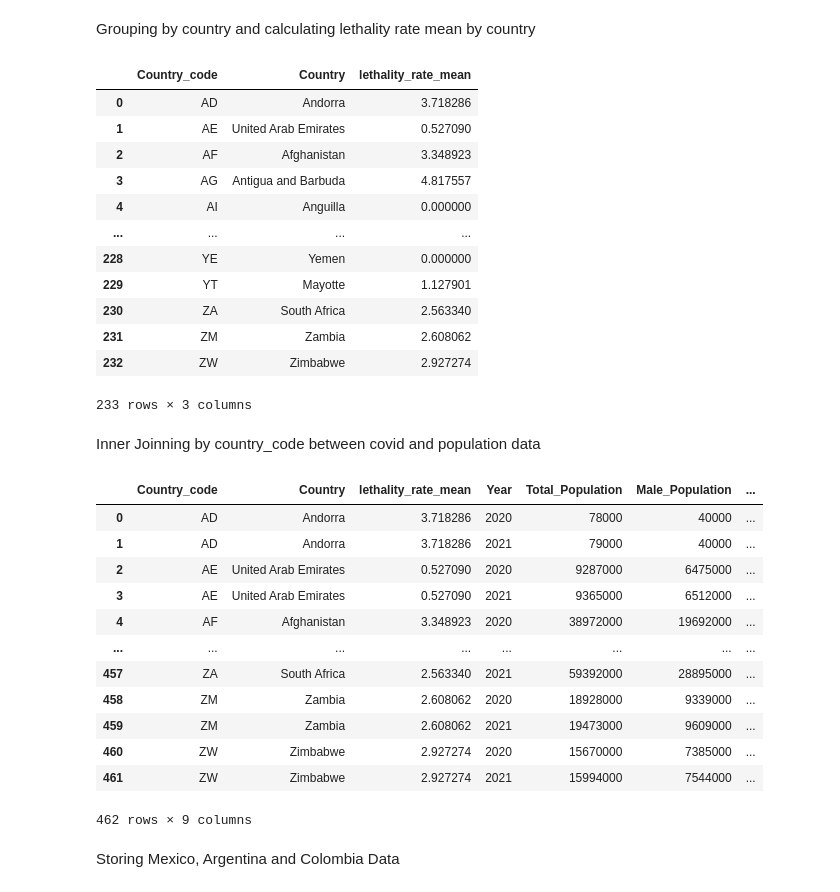
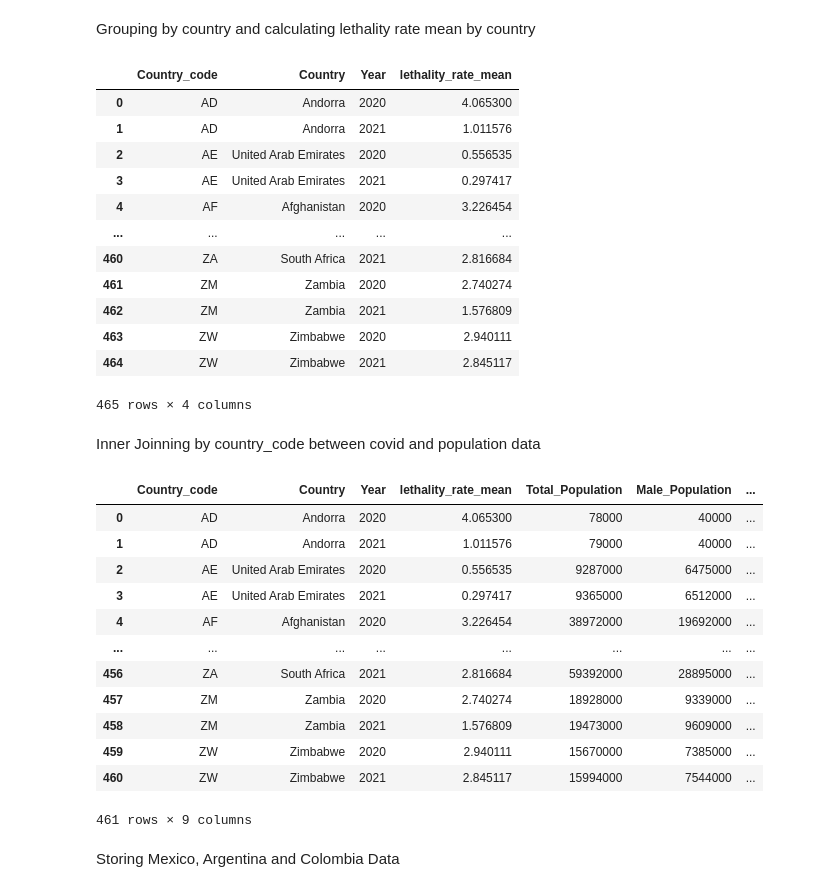
Before and after one commit to pabloing93/covid19-analysis, a Jupyter notebook: 4_Insights_filtered.ipynb, the cells around one changed output. Drawn from its saved outputs; the diff is of its cells as text; code cells hidden in the pictures.

```diff
--- a/4_Insights_filtered.ipynb
+++ b/4_Insights_filtered.ipynb
@@ -232,3 +247,5 @@ Data columns (total 8 columns):
  7   lethality_rate     9949 non-null   float64
 dtypes: datetime64[ns](1), float64(1), int64(4), object(2)
 memory usage: 699.5+ KB
+# %%
+df_filtrado['Year'] = df_filtrado['Date_reported'].dt.year
@@ -235,41 +261,41 @@ memory usage: 699.5+ KB
 # %% [markdown]
 Grouping by country and calculating lethality rate mean by country
 # %%
-df_agrupado = df_filtrado.groupby(['Country_code', 'Country'], as_index=False).agg({'lethality_rate': 'mean'}).rename(columns={'lethality_rate': 'lethality_rate_mean'})
+df_agrupado = df_filtrado.groupby(['Country_code', 'Country', 'Year'], as_index=False).agg({'lethality_rate': 'mean'}).rename(columns={'lethality_rate': 'lethality_rate_mean'})
 df_agrupado
 # %% [output]
-|  | Country_code | Country | lethality_rate_mean |
-| 0 | AD | Andorra | 3.718286 |
-| 1 | AE | United Arab Emirates | 0.527090 |
-| 2 | AF | Afghanistan | 3.348923 |
-| 3 | AG | Antigua and Barbuda | 4.817557 |
-| 4 | AI | Anguilla | 0.000000 |
-| ... | ... | ... | ... |
-| 228 | YE | Yemen | 0.000000 |
-| 229 | YT | Mayotte | 1.127901 |
-| 230 | ZA | South Africa | 2.563340 |
-| 231 | ZM | Zambia | 2.608062 |
-| 232 | ZW | Zimbabwe | 2.927274 |
+|  | Country_code | Country | Year | lethality_rate_mean |
+| 0 | AD | Andorra | 2020 | 4.065300 |
+| 1 | AD | Andorra | 2021 | 1.011576 |
+| 2 | AE | United Arab Emirates | 2020 | 0.556535 |
+| 3 | AE | United Arab Emirates | 2021 | 0.297417 |
+| 4 | AF | Afghanistan | 2020 | 3.226454 |
+| ... | ... | ... | ... | ... |
+| 460 | ZA | South Africa | 2021 | 2.816684 |
+| 461 | ZM | Zambia | 2020 | 2.740274 |
+| 462 | ZM | Zambia | 2021 | 1.576809 |
+| 463 | ZW | Zimbabwe | 2020 | 2.940111 |
+| 464 | ZW | Zimbabwe | 2021 | 2.845117 |
-233 rows × 3 columns
+465 rows × 4 columns
 # %% [markdown]
 Inner Joinning by country_code between covid and population data
 # %%
-df_final = pd.merge(df_agrupado, df_population_limpio, on="Country_code", how="inner")
+df_final = pd.merge(df_agrupado, df_population_limpio, on=["Country_code", 'Year'], how="inner")
 df_final
 # %% [output]
-|  | Country_code | Country | lethality_rate_mean | Year | Total_Population | Male_Population | ... |
-| 0 | AD | Andorra | 3.718286 | 2020 | 78000 | 40000 | ... |
-| 1 | AD | Andorra | 3.718286 | 2021 | 79000 | 40000 | ... |
-| 2 | AE | United Arab Emirates | 0.527090 | 2020 | 9287000 | 6475000 | ... |
-| 3 | AE | United Arab Emirates | 0.527090 | 2021 | 9365000 | 6512000 | ... |
-| 4 | AF | Afghanistan | 3.348923 | 2020 | 38972000 | 19692000 | ... |
+|  | Country_code | Country | Year | lethality_rate_mean | Total_Population | Male_Population | ... |
+| 0 | AD | Andorra | 2020 | 4.065300 | 78000 | 40000 | ... |
+| 1 | AD | Andorra | 2021 | 1.011576 | 79000 | 40000 | ... |
+| 2 | AE | United Arab Emirates | 2020 | 0.556535 | 9287000 | 6475000 | ... |
+| 3 | AE | United Arab Emirates | 2021 | 0.297417 | 9365000 | 6512000 | ... |
+| 4 | AF | Afghanistan | 2020 | 3.226454 | 38972000 | 19692000 | ... |
 | ... | ... | ... | ... | ... | ... | ... | ... |
-| 457 | ZA | South Africa | 2.563340 | 2021 | 59392000 | 28895000 | ... |
-| 458 | ZM | Zambia | 2.608062 | 2020 | 18928000 | 9339000 | ... |
-| 459 | ZM | Zambia | 2.608062 | 2021 | 19473000 | 9609000 | ... |
-| 460 | ZW | Zimbabwe | 2.927274 | 2020 | 15670000 | 7385000 | ... |
-| 461 | ZW | Zimbabwe | 2.927274 | 2021 | 15994000 | 7544000 | ... |
+| 456 | ZA | South Africa | 2021 | 2.816684 | 59392000 | 28895000 | ... |
+| 457 | ZM | Zambia | 2020 | 2.740274 | 18928000 | 9339000 | ... |
+| 458 | ZM | Zambia | 2021 | 1.576809 | 19473000 | 9609000 | ... |
+| 459 | ZW | Zimbabwe | 2020 | 2.940111 | 15670000 | 7385000 | ... |
+| 460 | ZW | Zimbabwe | 2021 | 2.845117 | 15994000 | 7544000 | ... |
-462 rows × 9 columns
+461 rows × 9 columns
 # %% [markdown]
 Storing Mexico, Argentina and Colombia Data
 # %%
```
Also changed, not shown: parts of 19 cells of this notebook.
